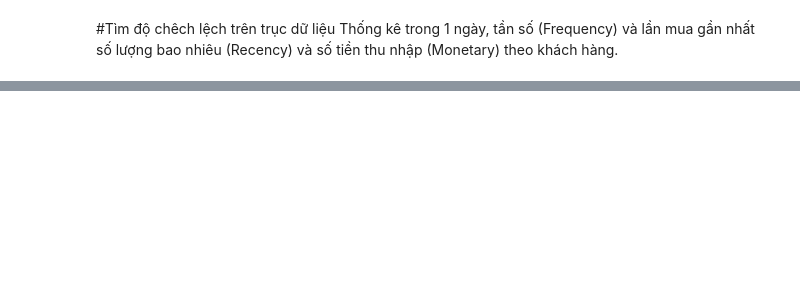
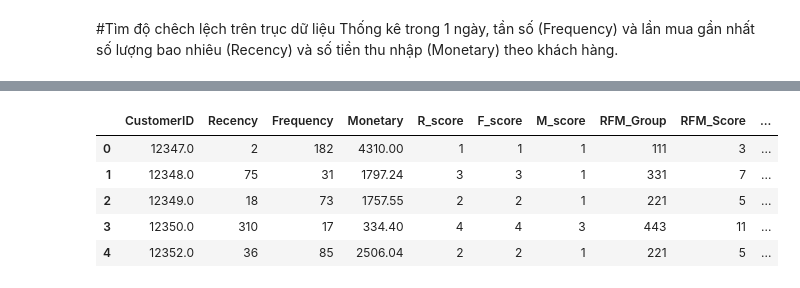
Before and after one commit to Edna-soso/DataAnalysis_Project, a Jupyter notebook: Data_Visualization/Data_Visualization.ipynb, the cells around one changed output, grey strips where cells are left out. Drawn from its saved outputs; the diff is of its cells as text; code cells hidden in the pictures; blank space fills up the shorter version.

```diff
--- a/Data_Visualization/Data_Visualization.ipynb
+++ b/Data_Visualization/Data_Visualization.ipynb
@@ -451,0 +274,11 @@ RFM_data.head()
+# %%
+RFM_data = pd.read_csv('/content/drive/MyDrive/python_OP/RMF_data.csv')
+RFM_data.pop('Unnamed: 0')
+RFM_data.head()
+# %% [output]
+|  | CustomerID | Recency | Frequency | Monetary | R_score | F_score | M_score | RFM_Group | RFM_Score | ... |
+| 0 | 12347.0 | 2 | 182 | 4310.00 | 1 | 1 | 1 | 111 | 3 | ... |
+| 1 | 12348.0 | 75 | 31 | 1797.24 | 3 | 3 | 1 | 331 | 7 | ... |
+| 2 | 12349.0 | 18 | 73 | 1757.55 | 2 | 2 | 1 | 221 | 5 | ... |
+| 3 | 12350.0 | 310 | 17 | 334.40 | 4 | 4 | 3 | 443 | 11 | ... |
+| 4 | 12352.0 | 36 | 85 | 2506.04 | 2 | 2 | 1 | 221 | 5 | ... |
```
Also changed, not shown: parts of 36 cells of this notebook.
